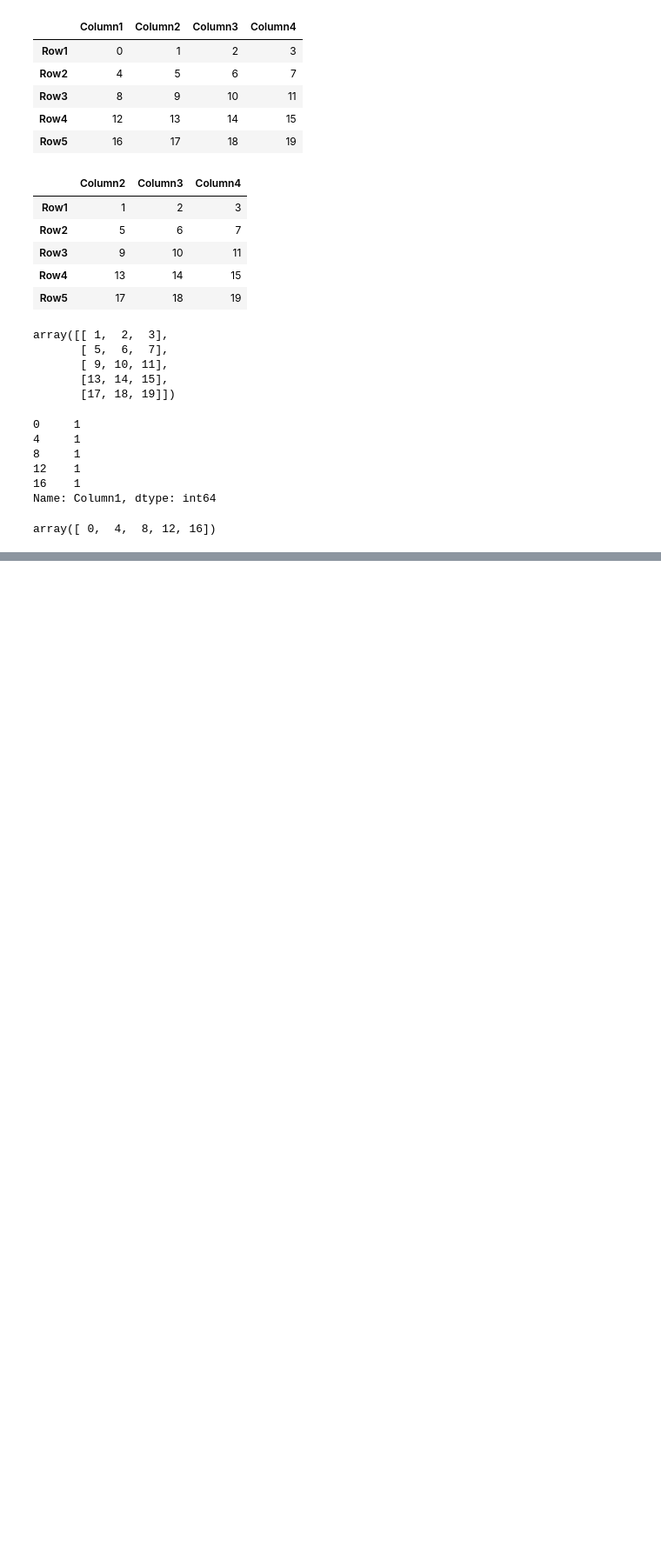
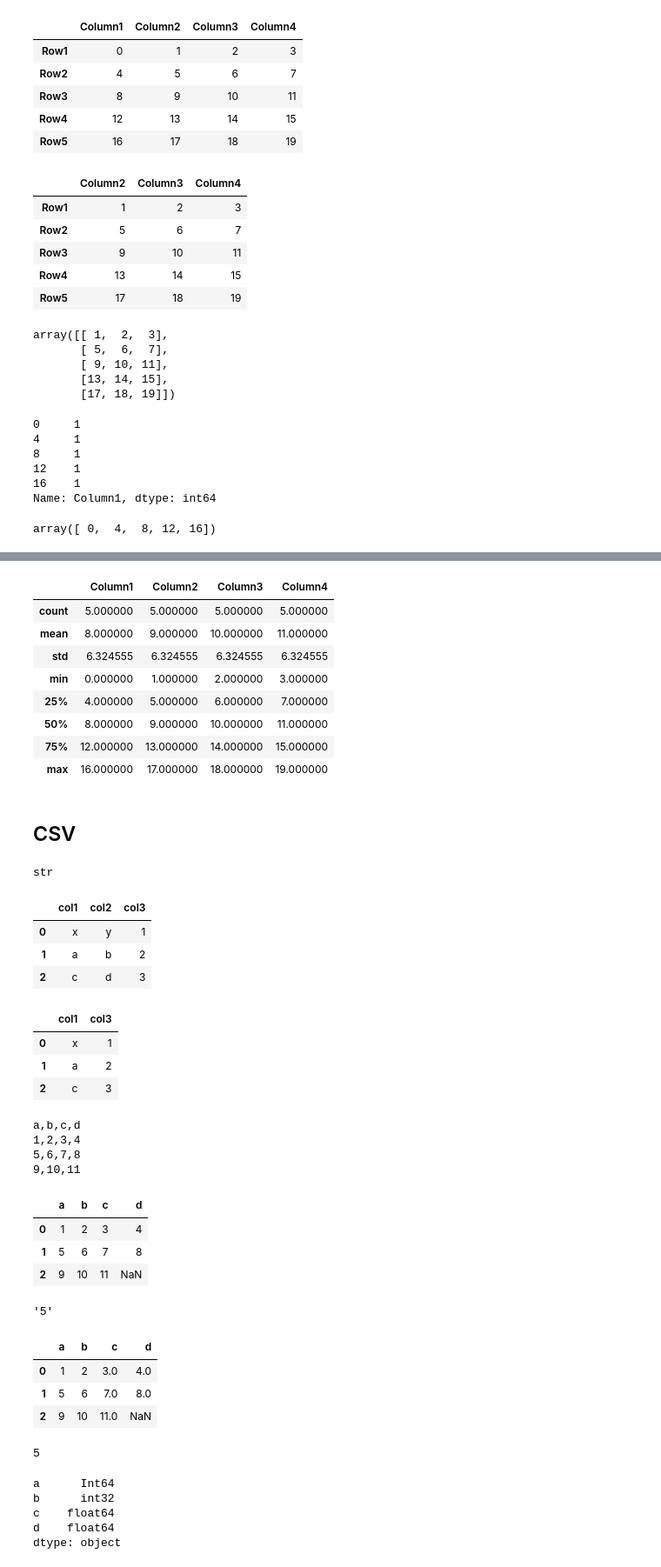
Before and after one commit to mappy92/Data-Science-learning, a Jupyter notebook: Complete Python and Machine Learning/5. Pandas Tutorial.ipynb, the cells around one changed output, grey strips where cells are left out. Shown: that part at 87% size. Saved outputs shown, nothing was run; the diff lists cells and outputs as text; code cells hidden in the pictures; blank space fills up the shorter version.

```diff
--- a/Complete Python and Machine Learning/5. Pandas Tutorial.ipynb
+++ b/Complete Python and Machine Learning/5. Pandas Tutorial.ipynb
@@ -78,0 +93,14 @@ array([ 0,  4,  8, 12, 16])
+# %%
+df.describe()
+# %% [output]
+|  | Column1 | Column2 | Column3 | Column4 |
+| count | 5.000000 | 5.000000 | 5.000000 | 5.000000 |
+| mean | 8.000000 | 9.000000 | 10.000000 | 11.000000 |
+| std | 6.324555 | 6.324555 | 6.324555 | 6.324555 |
+| min | 0.000000 | 1.000000 | 2.000000 | 3.000000 |
+| 25% | 4.000000 | 5.000000 | 6.000000 | 7.000000 |
+| 50% | 8.000000 | 9.000000 | 10.000000 | 11.000000 |
+| 75% | 12.000000 | 13.000000 | 14.000000 | 15.000000 |
+| max | 16.000000 | 17.000000 | 18.000000 | 19.000000 |
+# %% [markdown]
+## CSV
@@ -78,0 +114,20 @@ array([ 0,  4,  8, 12, 16])
+# %%
+type(data)
+# %% [output]
+str
+# %%
+pd.read_csv(StringIO(data))
+# %% [output]
+|  | col1 | col2 | col3 |
+| 0 | x | y | 1 |
+| 1 | a | b | 2 |
+| 2 | c | d | 3 |
+# %%
+## Read from specific columns
+df=pd.read_csv(StringIO(data), usecols=lambda x: x.upper() in ['COL1', 'COL3'])
+df
+# %% [output]
+|  | col1 | col3 |
+| 0 | x | 1 |
+| 1 | a | 2 |
+| 2 | c | 3 |
@@ -78,0 +143,7 @@ array([ 0,  4,  8, 12, 16])
+# %%
+print(data)
+# %% [output]
+a,b,c,d
+1,2,3,4
+5,6,7,8
+9,10,11
@@ -78,0 +152,11 @@ array([ 0,  4,  8, 12, 16])
+# %%
+df
+# %% [output]
+|  | a | b | c | d |
+| 0 | 1 | 2 | 3 | 4 |
+| 1 | 5 | 6 | 7 | 8 |
+| 2 | 9 | 10 | 11 | NaN |
+# %%
+df['a'][1]
+# %% [output]
+'5'
@@ -78,0 +165,20 @@ array([ 0,  4,  8, 12, 16])
+# %%
+df
+# %% [output]
+|  | a | b | c | d |
+| 0 | 1 | 2 | 3.0 | 4.0 |
+| 1 | 5 | 6 | 7.0 | 8.0 |
+| 2 | 9 | 10 | 11.0 | NaN |
+# %%
+df['a'][1]
+# %% [output]
+5
+# %%
+## check the datatype
+df.dtypes
+# %% [output]
+a      Int64
+b      int32
+c    float64
+d    float64
+dtype: object
```
Also changed, not shown: parts of 20 cells of this notebook, 2 other files.
